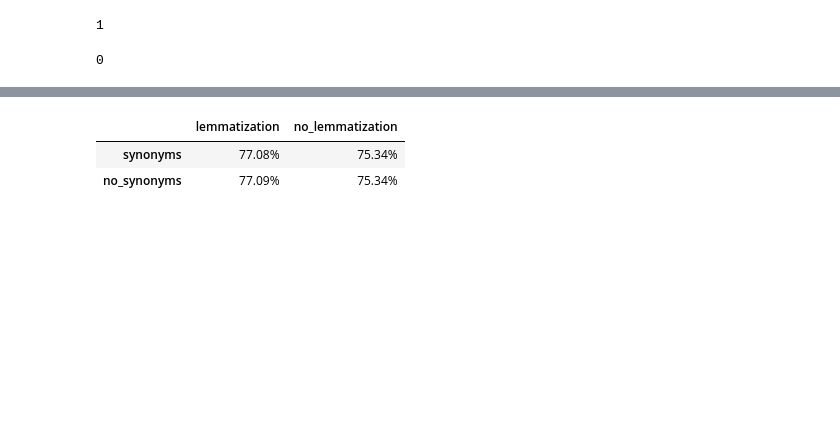
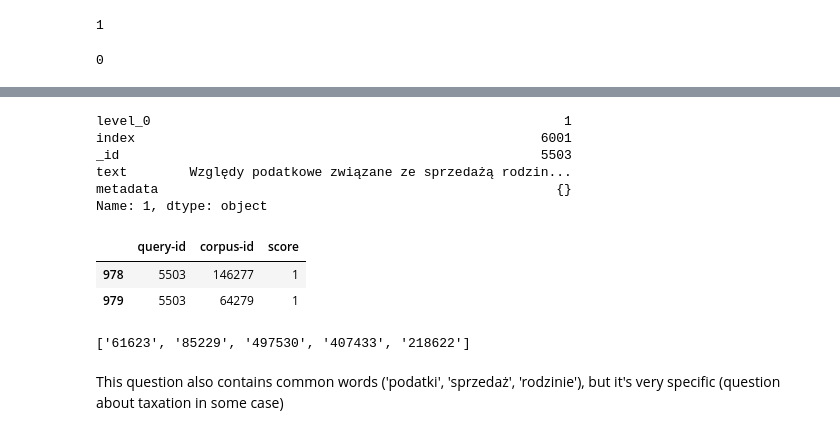
Before and after one commit to Thematiq/nlp, a Jupyter notebook: labs/lab2/lab2.ipynb, the cells around one changed output, grey strips where cells are left out. Saved outputs shown, nothing was run; the diff lists cells and outputs as text; code cells hidden in the pictures; blank space fills up the shorter version.

```diff
--- a/labs/lab2/lab2.ipynb
+++ b/labs/lab2/lab2.ipynb
@@ -376,2 +450,24 @@ for index, row in tqdm(questions.iterrows()):
+# %%
+q_id = np.where(rec_lemma_no_synonyms.sum(axis=1) == 0)
+questions.iloc[q_id].iloc[1]
+# %% [output]
+level_0                                                     1
+index                                                    6001
+_id                                                      5503
+text        Względy podatkowe związane ze sprzedażą rodzin...
+metadata                                                   {}
+Name: 1, dtype: object
+# %%
+qa[qa['query-id'] == 5503]
+# %% [output]
+|  | query-id | corpus-id | score |
+| 978 | 5503 | 146277 | 1 |
+| 979 | 5503 | 64279 | 1 |
+# %%
+[x['_id'] for x in query_text(q, limit=5)['hits']['hits']]
+# %% [output]
+['61623', '85229', '497530', '407433', '218622']
+# %% [markdown]
+This question also contains common words ('podatki', 'sprzedaż', 'rodzinie'), but it's very specific (question about taxation in some case)
 # %%
 np.savez(
@@ -381,19 +477,3 @@ np.savez(
     lemma_no_synonyms=rec_lemma_no_synonyms,
     lemma_synonyms=rec_lemma_synonyms
 )
-# %%
-pd.DataFrame(data={
-    "lemmatization": [
-        ndcg_score(perfect_answers, rec_lemma_synonyms),
-        ndcg_score(perfect_answers, rec_lemma_no_synonyms)
-    ],
-    "no_lemmatization": [
-        ndcg_score(perfect_answers, rec_no_lemma_synonyms),
-        ndcg_score(perfect_answers, rec_no_lemma_no_synonyms)
-    ]},
-    index=["synonyms", "no_synonyms"]
-).applymap(lambda x: f"{x:.2%}")
-# %% [output]
-|  | lemmatization | no_lemmatization |
-| synonyms | 77.08% | 75.34% |
-| no_synonyms | 77.09% | 75.34% |
```
Also changed, not shown: parts of 20 cells of this notebook, 1 other file.
